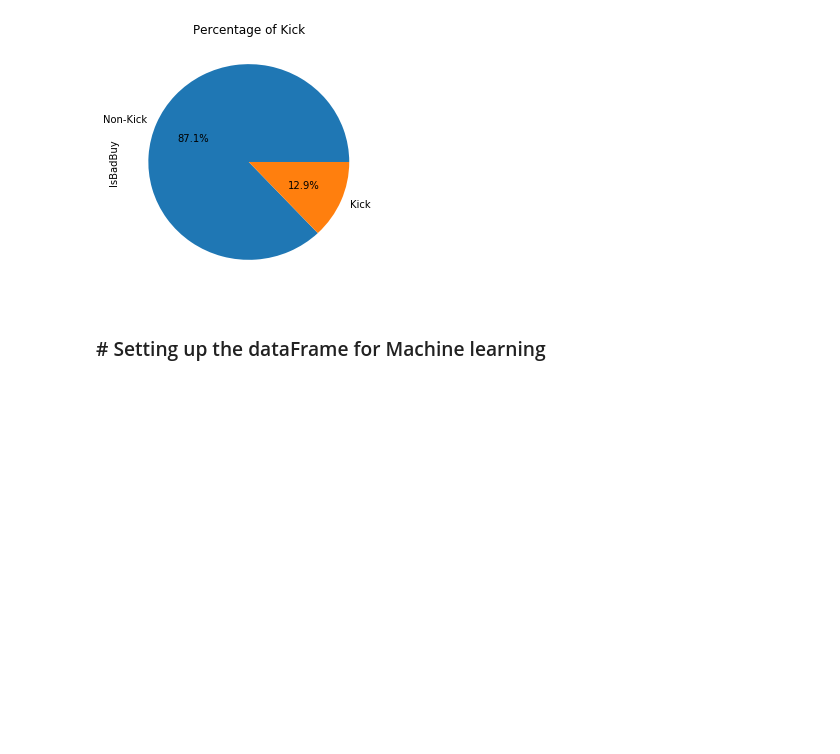
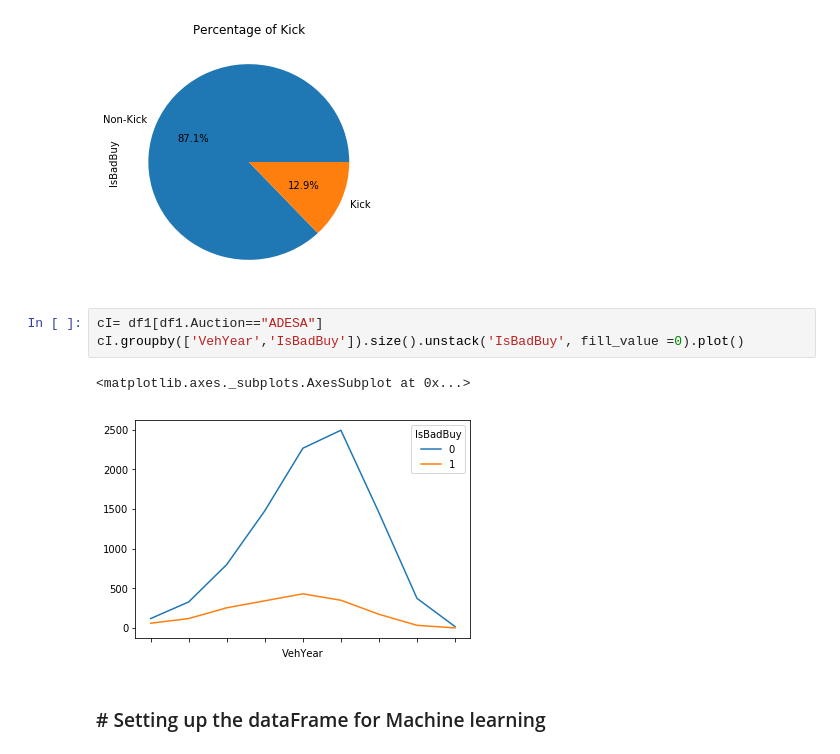
Before and after one commit to kminu/IFN_645, a Jupyter notebook: IFN_645_draft/IFN_645_mary/DMProj1_mary.ipynb, the cells around one changed output. Drawn from its saved outputs; the diff is of its cells as text; blank space fills up the shorter version.

```diff
--- a/IFN_645_draft/IFN_645_mary/DMProj1_mary.ipynb
+++ b/IFN_645_draft/IFN_645_mary/DMProj1_mary.ipynb
@@ -1415,6 +1428,12 @@ df1['IsBadBuy'].value_counts().plot.pie(figsize = (4.5,4.5), labels = labels,  a
 # %% [output]
 Text(0.5,1,'Percentage of Kick')
 [figure]
+# %%
+cI= df1[df1.Auction=="ADESA"]
+cI.groupby(['VehYear','IsBadBuy']).size().unstack('IsBadBuy', fill_value =0).plot()
+# %% [output]
+<matplotlib.axes._subplots.AxesSubplot at 0x...>
+[figure, added]
 # %% [markdown]
 ### # Setting up the dataFrame for Machine learning
 # %%
```
Also changed, not shown: parts of 13 cells of this notebook, 3 other files.
